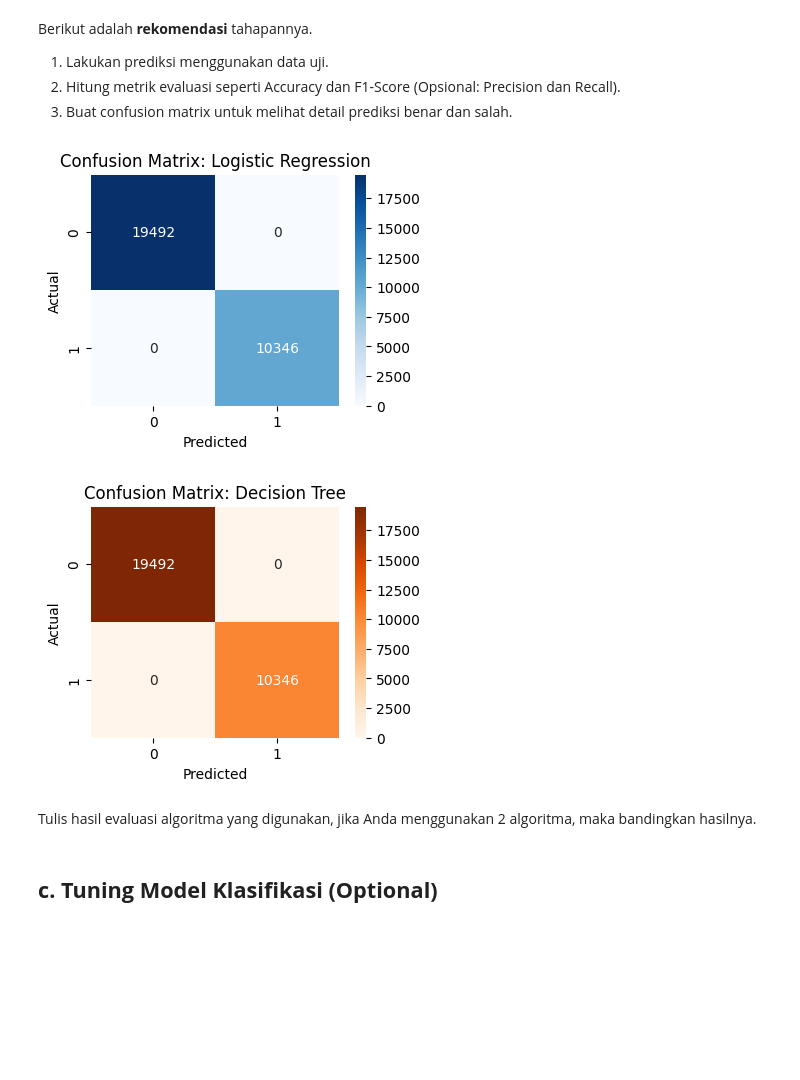
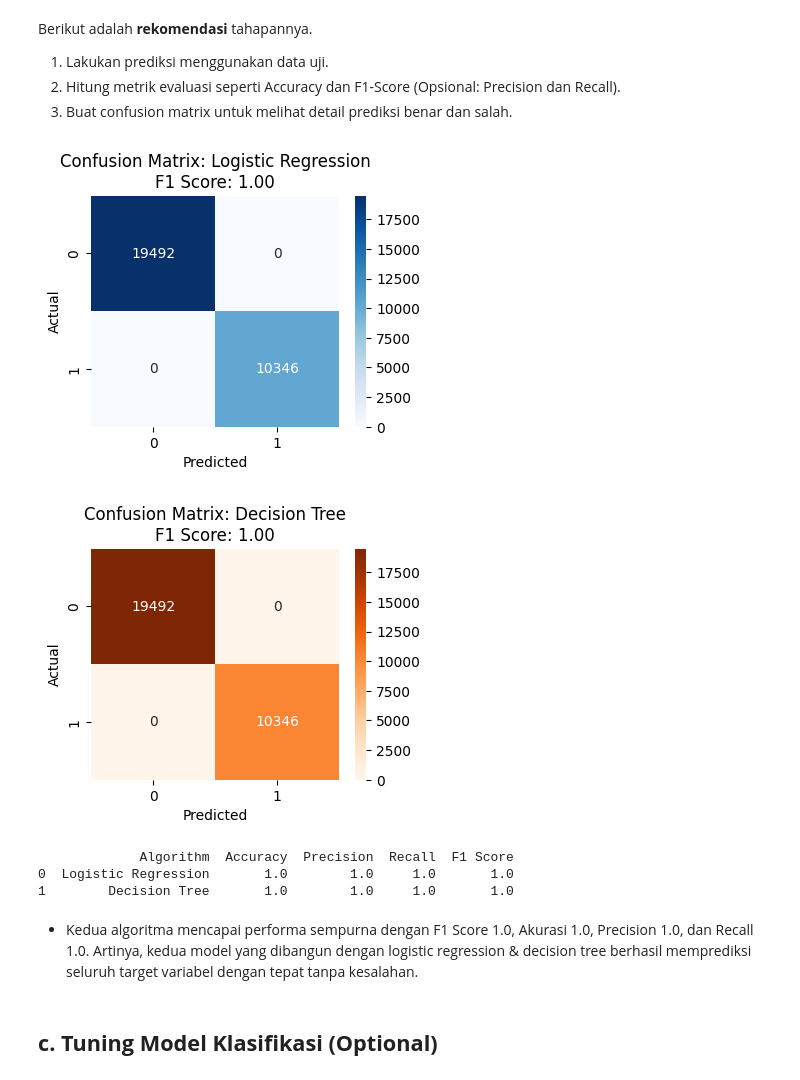
Before and after one commit to arguto1993/istanbul-retail-clustering-classification, a Jupyter notebook: classification.ipynb, the cells around one changed output. Drawn from its saved outputs; the diff is of its cells as text; code cells hidden in the pictures; blank space fills up the shorter version.

Commit message:
performance metrics table

```diff
--- a/classification.ipynb
+++ b/classification.ipynb
@@ -144,33 +145,59 @@ Berikut adalah **rekomendasi** tahapannya.
 2. Hitung metrik evaluasi seperti Accuracy dan F1-Score (Opsional: Precision dan Recall).
 3. Buat confusion matrix untuk melihat detail prediksi benar dan salah.
 # %%
+# Calculate metrics for Logistic Regression
 accuracy_logreg = accuracy_score(y_test, y_pred_logreg)
+precision_logreg = precision_score(y_test, y_pred_logreg, average='weighted')
+recall_logreg = recall_score(y_test, y_pred_logreg, average='weighted')
 f1_logreg = f1_score(y_test, y_pred_logreg, average='weighted')
 
-# Confusion matrix for Logistic Regression
+# Confusion matrix for Logistic Regression with F1 score in the title
+f1_logreg = f1_score(y_test, y_pred_logreg, average='weighted')
+
 plt.figure(figsize=(4, 3))
 sns.heatmap(confusion_matrix(y_test, y_pred_logreg), annot=True, fmt='d', cmap='Blues')
-plt.title("Confusion Matrix: Logistic Regression")
+plt.title(f"Confusion Matrix: Logistic Regression\nF1 Score: {f1_logreg:.2f}")
 plt.xlabel("Predicted")
 plt.ylabel("Actual")
 plt.show()
 # %% [output]
-[figure, old version]
+[figure, new version]
 # %%
+# Calculate metrics for Decision Tree
 accuracy_dt = accuracy_score(y_test, y_pred_dt)
+precision_dt = precision_score(y_test, y_pred_dt, average='weighted')
+recall_dt = recall_score(y_test, y_pred_dt, average='weighted')
 f1_dt = f1_score(y_test, y_pred_dt, average='weighted')
 
-# Confusion matrix for Decision Tree
+# Confusion matrix for Decision Tree with F1 score in the title
+f1_dt = f1_score(y_test, y_pred_dt, average='weighted')
+
 plt.figure(figsize=(4, 3))
 sns.heatmap(confusion_matrix(y_test, y_pred_dt), annot=True, fmt='d', cmap='Oranges')
-plt.title("Confusion Matrix: Decision Tree")
+plt.title(f"Confusion Matrix: Decision Tree\nF1 Score: {f1_dt:.2f}")
 plt.xlabel("Predicted")
 plt.ylabel("Actual")
 plt.show()
 # %% [output]
-[figure, old version]
+[figure, new version]
-# %% [markdown]
-Tulis hasil evaluasi algoritma yang digunakan, jika Anda menggunakan 2 algoritma, maka bandingkan hasilnya.
+# %%
+# Create a DataFrame to summarize the metrics
+metrics_table = pd.DataFrame({
+    "Algorithm": ["Logistic Regression", "Decision Tree"],
+    "Accuracy": [accuracy_logreg, accuracy_dt],
+    "Precision": [precision_logreg, precision_dt],
+    "Recall": [recall_logreg, recall_dt],
+    "F1 Score": [f1_logreg, f1_dt]
+})
+
+# Display the table
+print(metrics_table)
+# %% [output]
+             Algorithm  Accuracy  Precision  Recall  F1 Score
+0  Logistic Regression       1.0        1.0     1.0       1.0
+1        Decision Tree       1.0        1.0     1.0       1.0
+# %% [markdown]
+- Kedua algoritma mencapai performa sempurna dengan F1 Score 1.0, Akurasi 1.0, Precision 1.0, dan Recall 1.0. Artinya, kedua model yang dibangun dengan logistic regression & decision tree berhasil memprediksi seluruh target variabel dengan tepat tanpa kesalahan.
 # %% [markdown]
 ## **c. Tuning Model Klasifikasi (Optional)**
 # %% [markdown]
```
Also changed, not shown: parts of 1 cell of this notebook.
